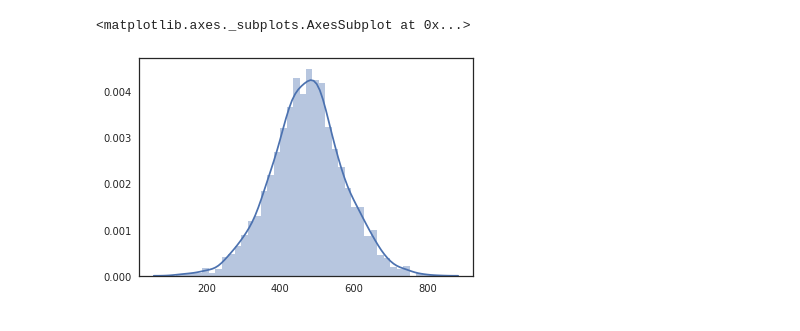
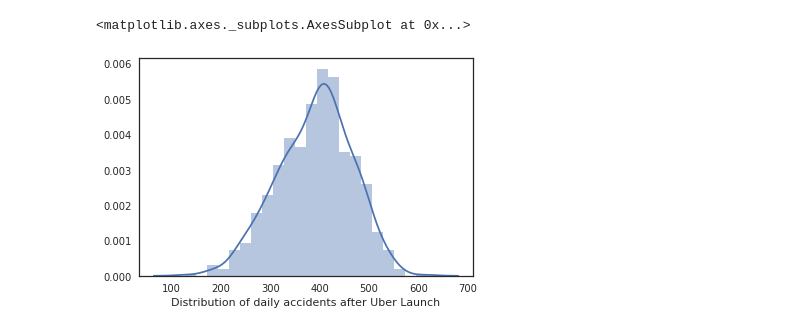
Before and after one commit to tyagi-iiitv/CSE544, a Jupyter notebook: Uber Launch.ipynb, the cells around one changed output. Saved outputs shown, nothing was run; the diff lists cells and outputs as text; code cells hidden in the pictures.

```diff
--- a/Uber Launch.ipynb
+++ b/Uber Launch.ipynb
@@ -34,5 +29,5 @@ sns.distplot(uber_dist)
-# %%
-sns.distplot(other_dist)
-# %% [output]
-<matplotlib.axes._subplots.AxesSubplot at 0x...>
-[figure, removed]
+# %%
+sns.distplot(uber_dist, axlabel='Distribution of daily accidents after Uber Launch')
+# %% [output]
+<matplotlib.axes._subplots.AxesSubplot at 0x...>
+[figure, added]
```
Also changed, not shown: parts of 5 cells of this notebook, 11 other files.
